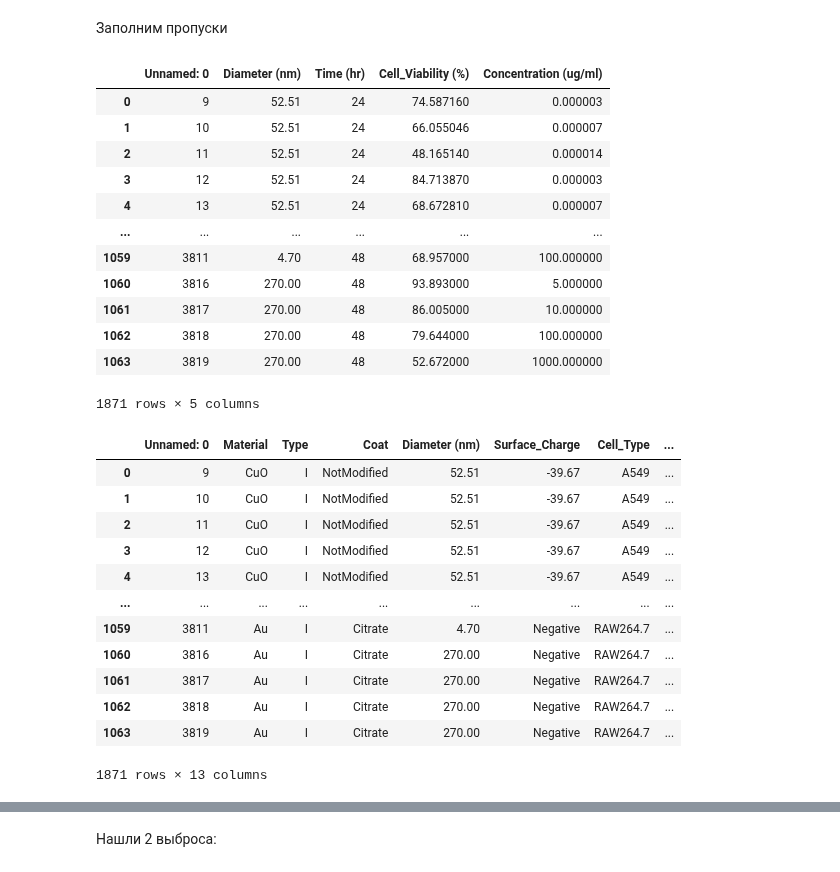
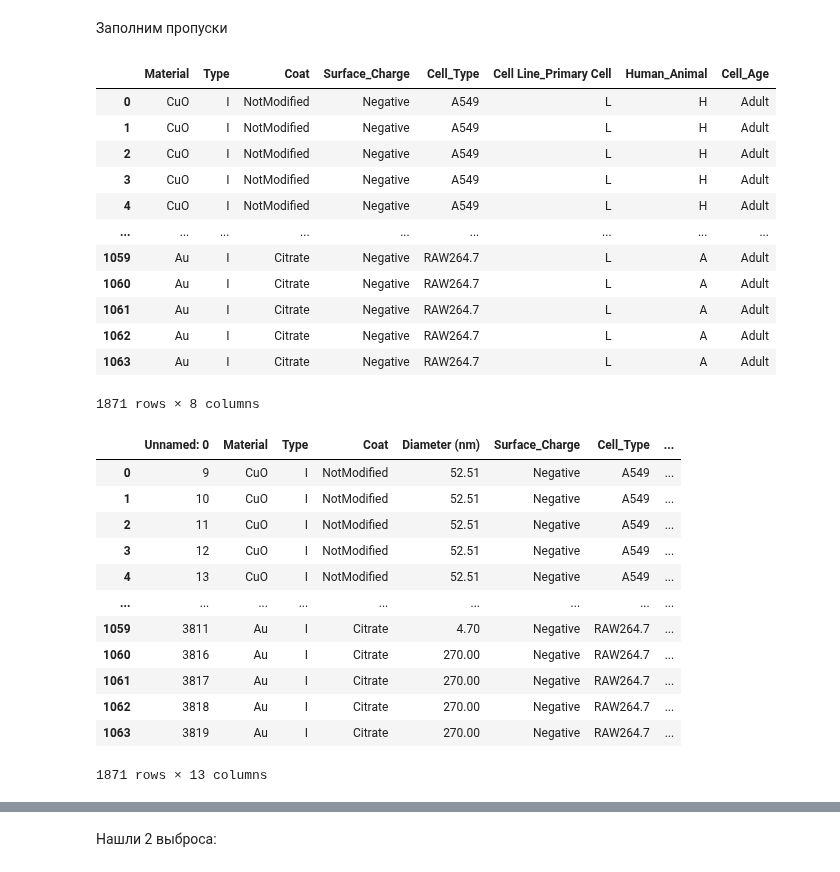
Before and after one commit to dobrotvorn/DataCon23, a Jupyter notebook: Mini_task1.ipynb, the cells around one changed output, grey strips where cells are left out. Cells and saved outputs as stored; diff of their text form; code cells hidden in the pictures.

```diff
--- a/Mini_task1.ipynb
+++ b/Mini_task1.ipynb
@@ -139,6 +232,8 @@ sdb['Diameter (nm)'] = sdb['Diameter (nm)'].astype(float)
 fdb['Coat'] = fdb['Coat'].fillna('NotModified')
 sdb['Coat'] = sdb['Coat'].fillna('NotModified')
 
+fdb['Surface_Charge'] = fdb['Surface_Charge'].apply(lambda x: 'Positive' if float(x) > 0 else 'Negative' if float(x) < 0 else 'Neutral' if float(x) == 0 else None)
+
 # Exposure dose, concentration, dose
 # Cell_Age
 # doi, no, year
@@ -243,7 +316,7 @@ sdb_new_transformed['reduce None numerical__Surface_Charge'].isnull().sum() ##
 # %% [markdown]
 Итак, мы слили все в один файл!
 # %%
-df = pd.concat([fdb_new_transformed, sdb_new_transformed], axis=0)
+df = pd.concat([fdb_new, sdb_new], axis=0)
 df.to_csv('ResultTable.csv')
 df.isnull().any()
 # %% [output]
@@ -306,30 +393,30 @@ text_columns = df.select_dtypes(include='object').columns.tolist()
 
 numeric_columns = df.select_dtypes(include=numerics).columns.tolist()
 # %%
-df[numeric_columns]
+df[text_columns]
 # %% [output]
-|  | Unnamed: 0 | Diameter (nm) | Time (hr) | Cell_Viability (%) | Concentration (ug/ml) |
-| 0 | 9 | 52.51 | 24 | 74.587160 | 0.000003 |
-| 1 | 10 | 52.51 | 24 | 66.055046 | 0.000007 |
-| 2 | 11 | 52.51 | 24 | 48.165140 | 0.000014 |
-| 3 | 12 | 52.51 | 24 | 84.713870 | 0.000003 |
-| 4 | 13 | 52.51 | 24 | 68.672810 | 0.000007 |
-| ... | ... | ... | ... | ... | ... |
-| 1059 | 3811 | 4.70 | 48 | 68.957000 | 100.000000 |
-| 1060 | 3816 | 270.00 | 48 | 93.893000 | 5.000000 |
-| 1061 | 3817 | 270.00 | 48 | 86.005000 | 10.000000 |
-| 1062 | 3818 | 270.00 | 48 | 79.644000 | 100.000000 |
-| 1063 | 3819 | 270.00 | 48 | 52.672000 | 1000.000000 |
+|  | Material | Type | Coat | Surface_Charge | Cell_Type | Cell Line_Primary Cell | Human_Animal | Cell_Age |
+| 0 | CuO | I | NotModified | Negative | A549 | L | H | Adult |
+| 1 | CuO | I | NotModified | Negative | A549 | L | H | Adult |
+| 2 | CuO | I | NotModified | Negative | A549 | L | H | Adult |
+| 3 | CuO | I | NotModified | Negative | A549 | L | H | Adult |
+| 4 | CuO | I | NotModified | Negative | A549 | L | H | Adult |
+| ... | ... | ... | ... | ... | ... | ... | ... | ... |
+| 1059 | Au | I | Citrate | Negative | RAW264.7 | L | A | Adult |
+| 1060 | Au | I | Citrate | Negative | RAW264.7 | L | A | Adult |
+| 1061 | Au | I | Citrate | Negative | RAW264.7 | L | A | Adult |
+| 1062 | Au | I | Citrate | Negative | RAW264.7 | L | A | Adult |
+| 1063 | Au | I | Citrate | Negative | RAW264.7 | L | A | Adult |
-1871 rows × 5 columns
+1871 rows × 8 columns
 # %%
 df
 # %% [output]
 |  | Unnamed: 0 | Material | Type | Coat | Diameter (nm) | Surface_Charge | Cell_Type | ... |
-| 0 | 9 | CuO | I | NotModified | 52.51 | -39.67 | A549 | ... |
-| 1 | 10 | CuO | I | NotModified | 52.51 | -39.67 | A549 | ... |
-| 2 | 11 | CuO | I | NotModified | 52.51 | -39.67 | A549 | ... |
-| 3 | 12 | CuO | I | NotModified | 52.51 | -39.67 | A549 | ... |
-| 4 | 13 | CuO | I | NotModified | 52.51 | -39.67 | A549 | ... |
+| 0 | 9 | CuO | I | NotModified | 52.51 | Negative | A549 | ... |
+| 1 | 10 | CuO | I | NotModified | 52.51 | Negative | A549 | ... |
+| 2 | 11 | CuO | I | NotModified | 52.51 | Negative | A549 | ... |
+| 3 | 12 | CuO | I | NotModified | 52.51 | Negative | A549 | ... |
+| 4 | 13 | CuO | I | NotModified | 52.51 | Negative | A549 | ... |
 | ... | ... | ... | ... | ... | ... | ... | ... | ... |
 | 1059 | 3811 | Au | I | Citrate | 4.70 | Negative | RAW264.7 | ... |
 | 1060 | 3816 | Au | I | Citrate | 270.00 | Negative | RAW264.7 | ... |
```
Also changed, not shown: parts of 18 cells of this notebook.
